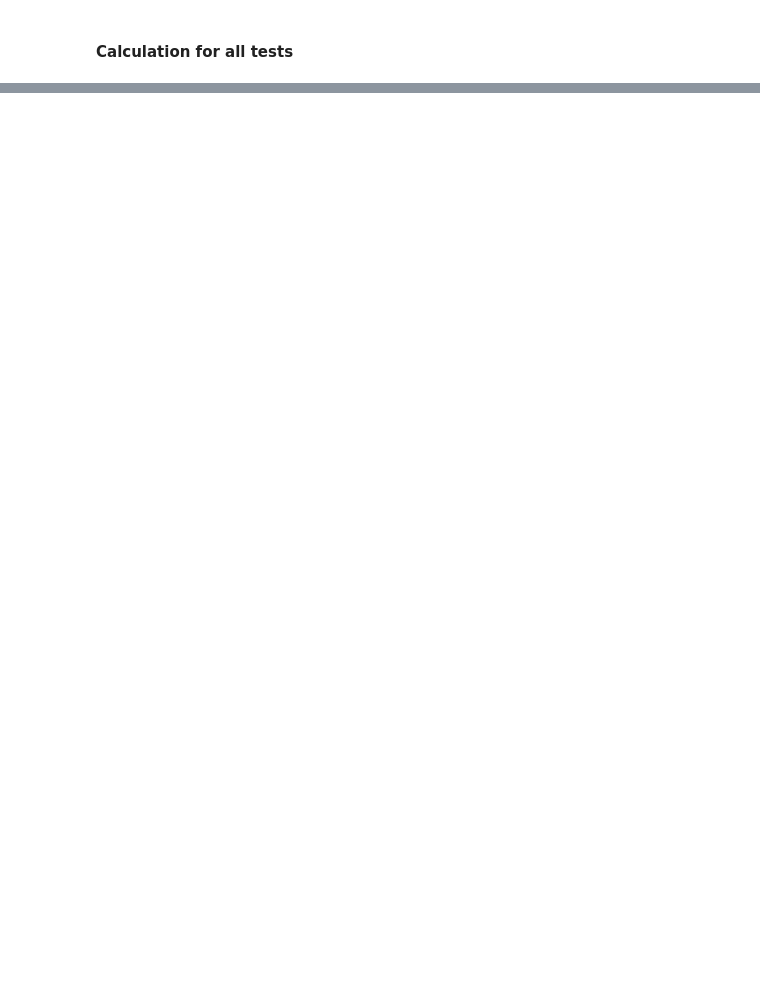
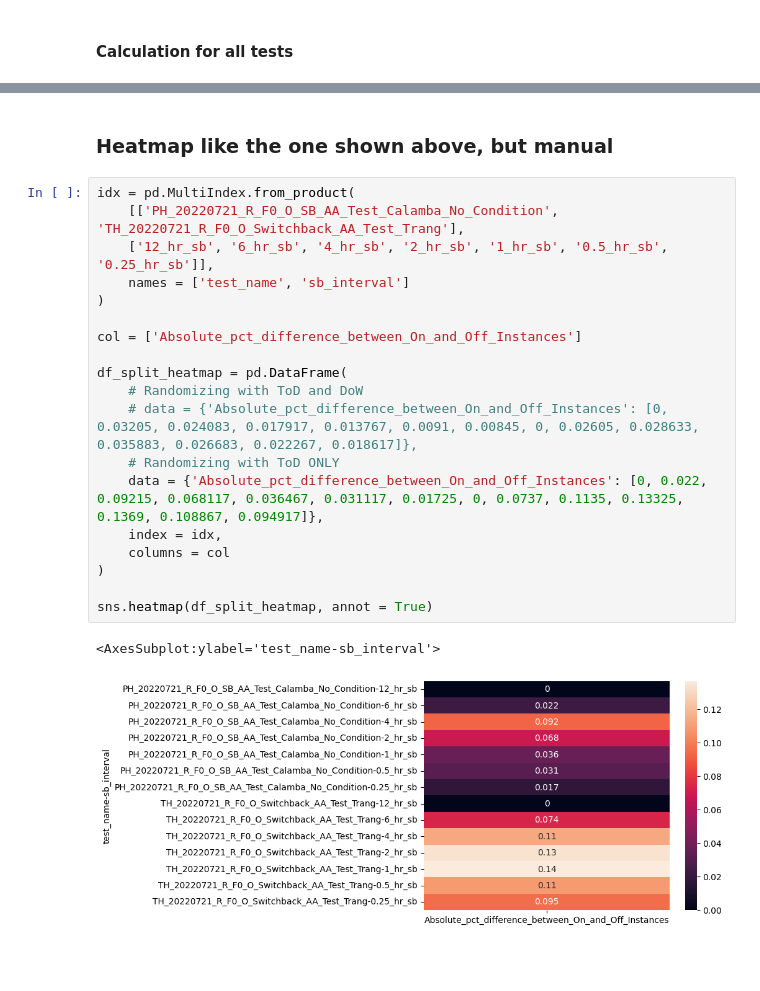
Before and after one commit to omar-elmaria/switchback_test_dag, a Jupyter notebook: notebooks/deep_dive_analyses.ipynb, the cells around one changed output, grey strips where cells are left out. Cells and saved outputs as stored; diff of their text form; blank space fills up the shorter version.

```diff
--- a/notebooks/deep_dive_analyses.ipynb
+++ b/notebooks/deep_dive_analyses.ipynb
@@ -539,2 +814,26 @@ df_pval_t_test_sims
+# %% [markdown]
+### Heatmap like the one shown above, but manual
+# %%
+idx = pd.MultiIndex.from_product(
+    [['PH_20220721_R_F0_O_SB_AA_Test_Calamba_No_Condition', 'TH_20220721_R_F0_O_Switchback_AA_Test_Trang'],
+    ['12_hr_sb', '6_hr_sb', '4_hr_sb', '2_hr_sb', '1_hr_sb', '0.5_hr_sb', '0.25_hr_sb']],
+    names = ['test_name', 'sb_interval']
+)
+
+col = ['Absolute_pct_difference_between_On_and_Off_Instances']
+
+df_split_heatmap = pd.DataFrame(
+    # Randomizing with ToD and DoW
+    # data = {'Absolute_pct_difference_between_On_and_Off_Instances': [0, 0.03205, 0.024083, 0.017917, 0.013767, 0.0091, 0.00845, 0, 0.02605, 0.028633, 0.035883, 0.026683, 0.022267, 0.018617]},
+    # Randomizing with ToD ONLY
+    data = {'Absolute_pct_difference_between_On_and_Off_Instances': [0, 0.022, 0.09215, 0.068117, 0.036467, 0.031117, 0.01725, 0, 0.0737, 0.1135, 0.13325, 0.1369, 0.108867, 0.094917]},
+    index = idx,
+    columns = col
+)
+
+sns.heatmap(df_split_heatmap, annot = True)
+# %% [output]
+<AxesSubplot:ylabel='test_name-sb_interval'>
+[figure, added]
 # %% [markdown]
 #
```
Also changed, not shown: parts of 33 cells of this notebook.
